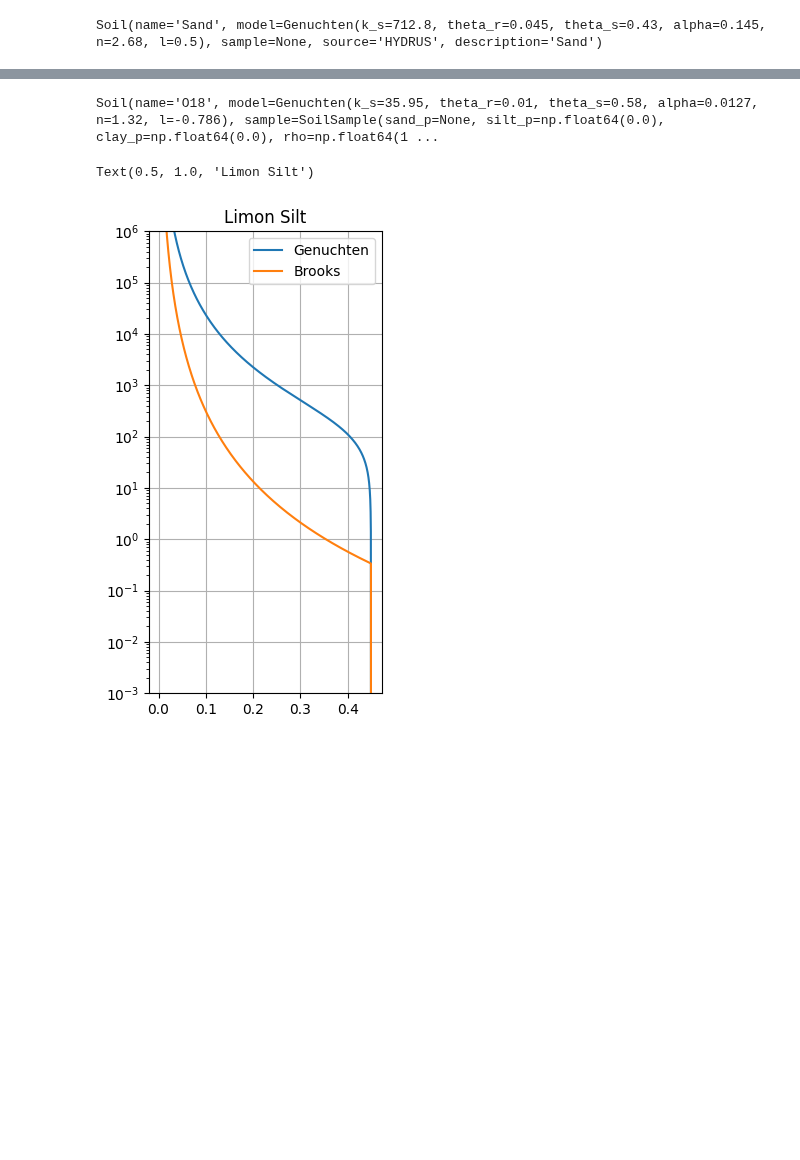
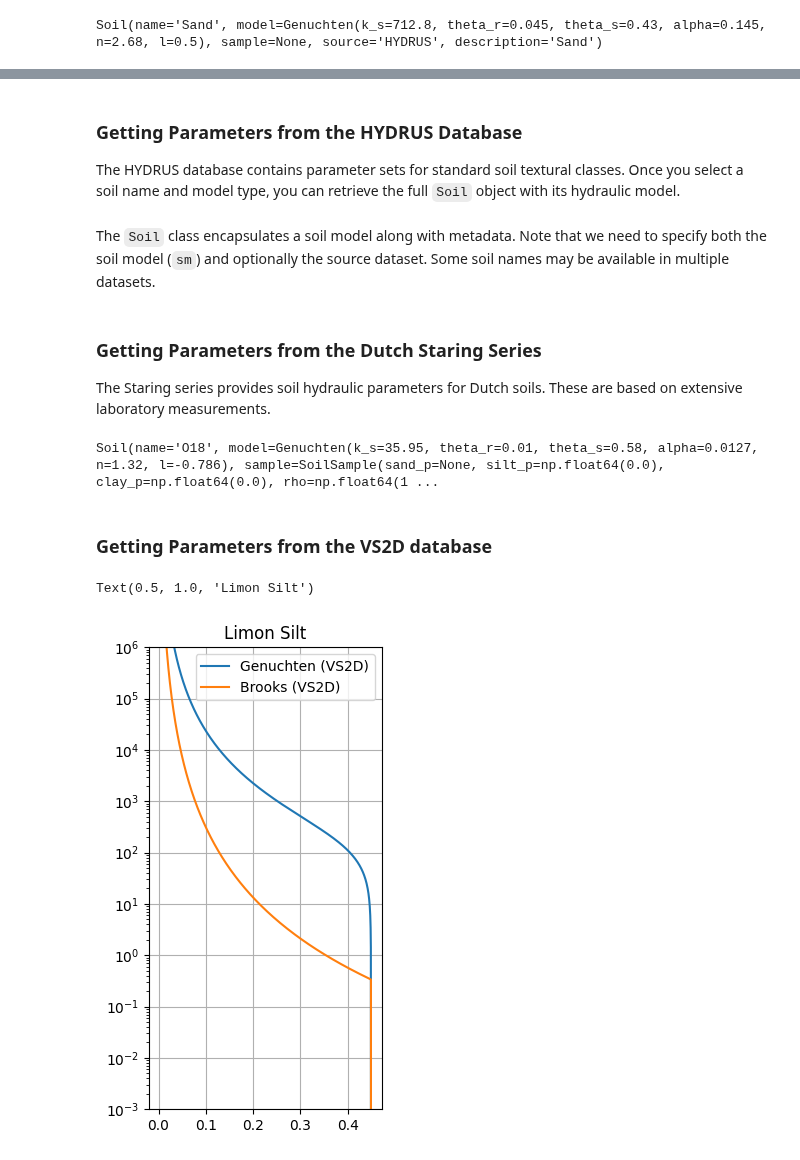
Before and after one commit to martinvonk/pedon, a Jupyter notebook: examples/02_datasets.ipynb, the cells around one changed output, grey strips where cells are left out. Saved outputs shown, nothing was run; the diff lists cells and outputs as text; code cells hidden in the pictures; blank space fills up the shorter version.

```diff
--- a/examples/02_datasets.ipynb
+++ b/examples/02_datasets.ipynb
@@ -40,17 +51,31 @@ Note that we now have a different class; the soil class. This class has some oth
+# %% [markdown]
+### Getting Parameters from the HYDRUS Database
+
+The HYDRUS database contains parameter sets for standard soil textural classes. Once you select a soil name and model type, you can retrieve the full `Soil` object with its hydraulic model.
+# %% [markdown]
+The `Soil` class encapsulates a soil model along with metadata. Note that we need to specify both the soil model (`sm`) and optionally the source dataset. Some soil names may be available in multiple datasets.
+# %% [markdown]
+### Getting Parameters from the Dutch Staring Series
+
+The Staring series provides soil hydraulic parameters for Dutch soils. These are based on extensive laboratory measurements.
 # %%
 # get from the Staring series
 pe.Soil("O18").from_staring(year="2001")
 # %% [output]
 Soil(name='O18', model=Genuchten(k_s=35.95, theta_r=0.01, theta_s=0.58, alpha=0.0127, n=1.32, l=-0.786), sample=SoilSample(sand_p=None, silt_p=np.float64(0.0), clay_p=np.float64(0.0), rho=np.float64(1 ...
+# %% [markdown]
+### Getting Parameters from the VS2D database
 # %%
-# get for both genuchten and brooks
+# get for both genuchten and brooks from VS2D dataset
 ls_gen = pe.Soil("Limon Silt").from_name(sm=pe.Genuchten)
 ls_bro = pe.Soil("Limon Silt").from_name(sm=pe.Brooks)
 
 ax = ls_gen.model.plot()
 ls_bro.model.plot(ax=ax)
-ax.legend()
+handles, labels = ax.get_legend_handles_labels()
+labels = [f"{x.model.__class__.__name__} ({x.source})" for x in [ls_gen, ls_bro]]
+ax.legend(handles, labels)
 ax.set_title(ls_gen.name)
 # %% [output]
 Text(0.5, 1.0, 'Limon Silt')
-[figure, old version]
+[figure, new version]
```
Also changed, not shown: parts of 5 cells of this notebook, 49 other files.
